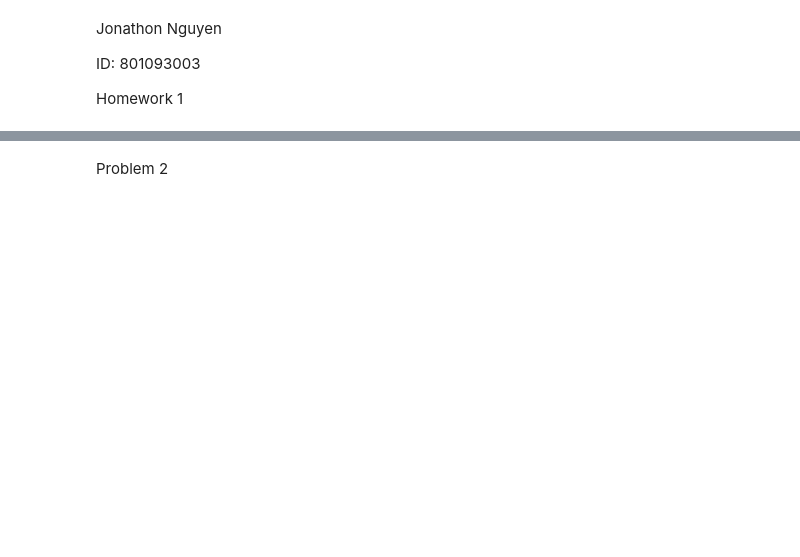
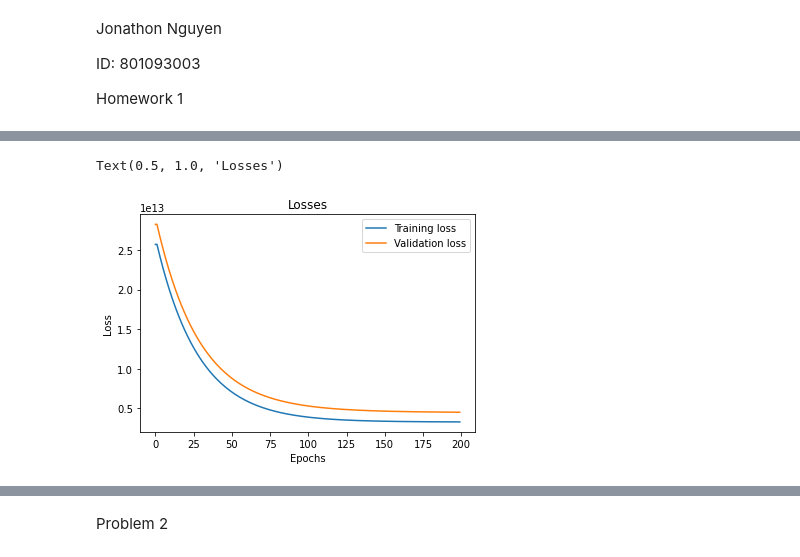
Before and after one commit to nguyjd/ecgr-4106-homeworks, a Jupyter notebook: homework 2/Homework2-Copy1.ipynb, the cells around one changed output, grey strips where cells are left out. Cells and saved outputs as stored; diff of their text form; code cells hidden in the pictures; blank space fills up the shorter version.

```diff
--- a/homework 2/Homework2-Copy1.ipynb
+++ b/homework 2/Homework2-Copy1.ipynb
@@ -15,6 +15,7 @@ from torchvision import datasets
 from torchvision import transforms
 import time
 # %%
+# Find the normalized of the input tensor.
 def normalized_data(tensor):
     mean = torch.mean(tensor)
     std = torch.std(tensor)
@@ -24,18 +25,30 @@ def normalized_data(tensor):
 
 def training_loop(epochs, optimizer, model, loss_fn, training_vars, validation_vars,
                   training_prices, validation_prices):
+    training_losses = []
+    val_losses = []
     for epoch in range(1, epochs + 1):
+        # Validation model and loss
+        with torch.no_grad():
+            prices_p_val = torch.squeeze(model(validation_vars))
+            loss_val = loss_fn(prices_p_val, validation_prices)
+            val_losses.append(float(loss_val))
+
+        # Training model and loss
         prices_p_train = torch.squeeze(model(training_vars))
         loss_train = loss_fn(prices_p_train, training_prices)
+        training_losses.append(float(loss_train))
 
-        prices_p_val = torch.squeeze(model(validation_vars))
-        loss_val = loss_fn(prices_p_val, validation_prices)
-
+        # Set the new params.
         optimizer.zero_grad()
         loss_train.backward()
         optimizer.step()
 
-        print(f'Epoch {epoch}: Training Loss: {float(loss_train)}, Validation Loss: {float(loss_val)}')
+        # Print out the losses every 10 epoch
+        if epoch % 10 == 0 or epoch == 1:
+            print(f'Epoch {epoch}: Training Loss: {float(loss_train)}, Validation Loss: {float(loss_val)}')
+
+    return training_losses, val_losses
 # %%
 NUM_EPOCHS = 200
 
@@ -64,10 +77,11 @@ prices = torch.tensor(prices.values).float()
 price_training = prices[training_indices]
 price_validation = prices[validation_indices]
 # %%
+# Model with one hidden layer of 8
 model = nn.Sequential(
         nn.Linear(5, 8),
         nn.Tanh(),
         nn.Linear(8, 1))
 
-optimizer = optim.Adam(model.parameters(), lr=.0001)
+optimizer = optim.SGD(model.parameters(), lr=.001)
 # %%
@@ -107,0 +127,16 @@ plt.plot(prices.numpy(), 'o')
+# %%
+# Plotting the Losses
+
+fig = plt.figure()
+# Name the x and y axis
+plt.xlabel("Epochs")
+plt.ylabel("Loss")
+
+# Plot the model and the actual values.
+plt.plot(train_loss, label='Training loss')
+plt.plot(val_loss, label='Validation loss')
+plt.legend()
+plt.title("Losses")
+# %% [output]
+Text(0.5, 1.0, 'Losses')
+[figure, added]
```
Also changed, not shown: parts of 8 cells of this notebook, 1 other file.
